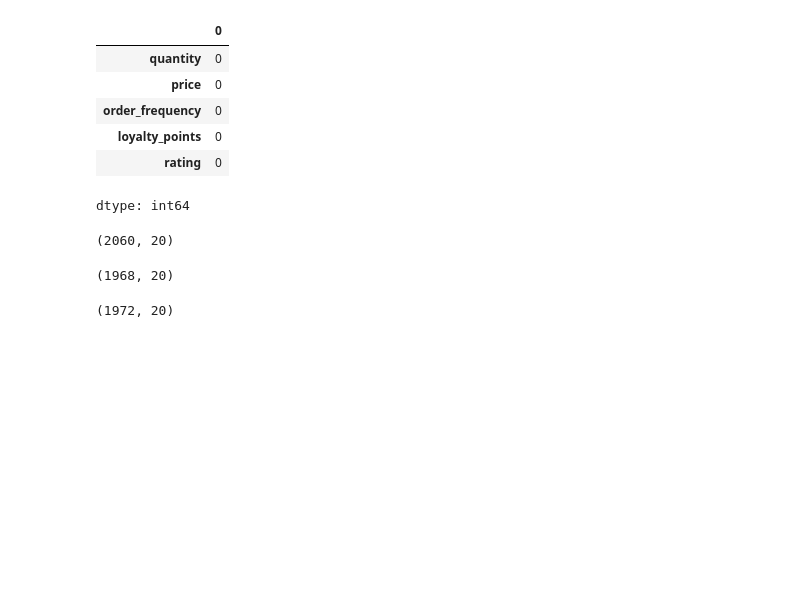
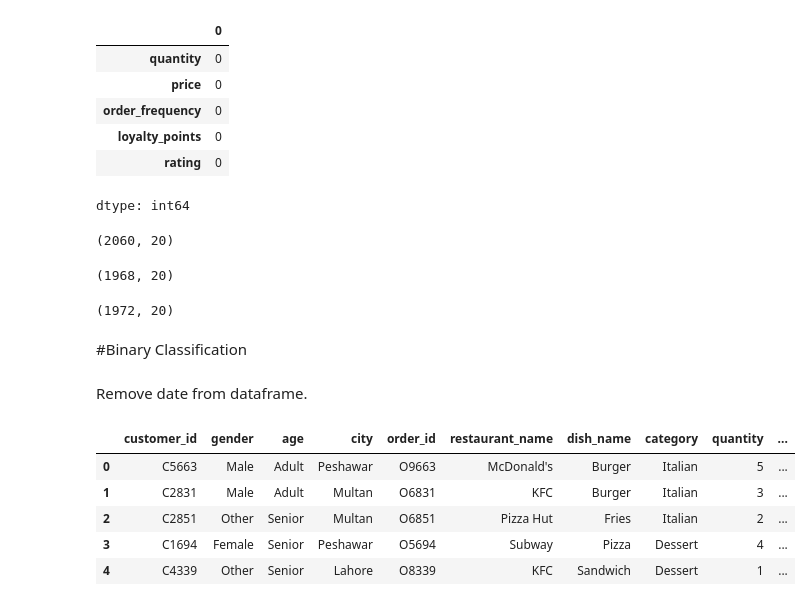
Before and after one commit to Ichsan4Fa/FoodPanda_Analyze, a Jupyter notebook: FoodPanda_Data.ipynb, the cells around one changed output. Saved outputs shown, nothing was run; the diff lists cells and outputs as text; code cells hidden in the pictures; blank space fills up the shorter version.

```diff
--- a/FoodPanda_Data.ipynb
+++ b/FoodPanda_Data.ipynb
@@ -166,3 +166,17 @@ cancelled_classes.shape
 delayed_classes.shape
 # %% [output]
 (1972, 20)
+# %% [markdown]
+#Binary Classification
+# %% [markdown]
+Remove date from dataframe.
+# %%
+no_date_df = df.drop(['signup_date','order_date','last_order_date','rating_date'],axis=1)
+no_date_df.head()
+# %% [output]
+|  | customer_id | gender | age | city | order_id | restaurant_name | dish_name | category | quantity | ... |
+| 0 | C5663 | Male | Adult | Peshawar | O9663 | McDonald's | Burger | Italian | 5 | ... |
+| 1 | C2831 | Male | Adult | Multan | O6831 | KFC | Burger | Italian | 3 | ... |
+| 2 | C2851 | Other | Senior | Multan | O6851 | Pizza Hut | Fries | Italian | 2 | ... |
+| 3 | C1694 | Female | Senior | Peshawar | O5694 | Subway | Pizza | Dessert | 4 | ... |
+| 4 | C4339 | Other | Senior | Lahore | O8339 | KFC | Sandwich | Dessert | 1 | ... |
```
Also changed, not shown: parts of 2 cells of this notebook.
